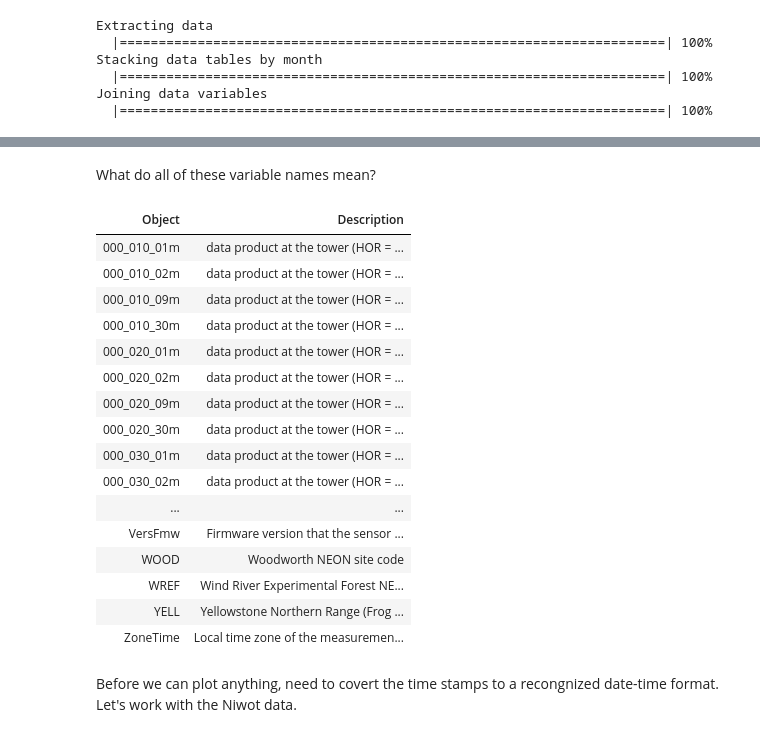
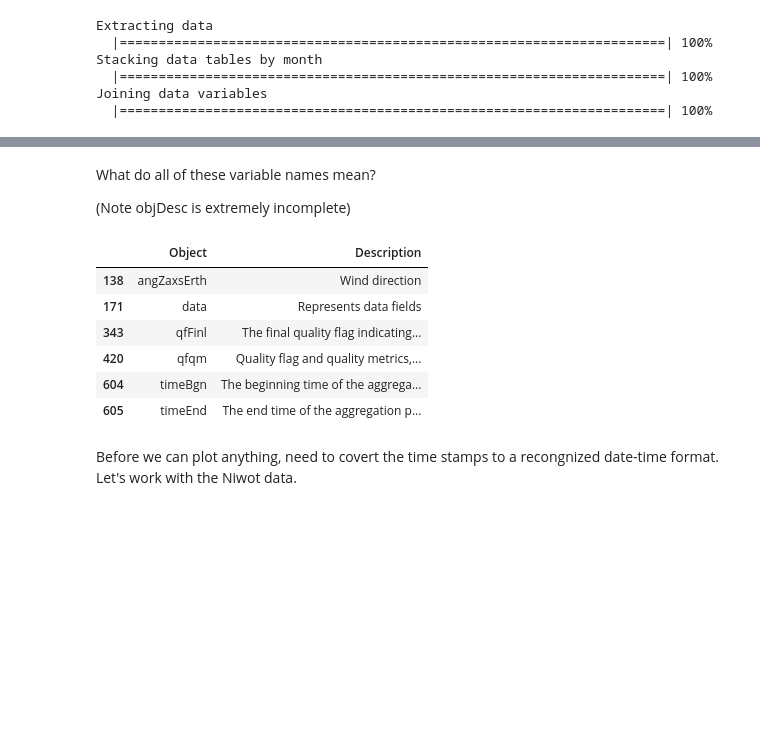
Before and after one commit to cklunch/sandbox, a Jupyter notebook: EC_HDF/EC_data_explore.ipynb, the cells around one changed output, grey strips where cells are left out. Drawn from its saved outputs; the diff is of its cells as text; code cells hidden in the pictures; blank space fills up the shorter version.

```diff
--- a/EC_HDF/EC_data_explore.ipynb
+++ b/EC_HDF/EC_data_explore.ipynb
@@ -41,26 +41,19 @@ head(flux$NIWO)
 | 2018-06-01T02:30:00.000Z | 2018-06-01T02:59:59.000Z | 0.8807022 | 0.07078007 | 0.8099221 | 4.398761 | ... |
 # %% [markdown]
 What do all of these variable names mean?
+
+(Note objDesc is extremely incomplete)
-# %%
-flux$variables
-# %% [output]
-| Object | Description |
-| 000_010_01m | data product at the tower (HOR = ... |
-| 000_010_02m | data product at the tower (HOR = ... |
-| 000_010_09m | data product at the tower (HOR = ... |
-| 000_010_30m | data product at the tower (HOR = ... |
-| 000_020_01m | data product at the tower (HOR = ... |
-| 000_020_02m | data product at the tower (HOR = ... |
-| 000_020_09m | data product at the tower (HOR = ... |
-| 000_020_30m | data product at the tower (HOR = ... |
-| 000_030_01m | data product at the tower (HOR = ... |
-| 000_030_02m | data product at the tower (HOR = ... |
-| ... | ... |
-| VersFmw | Firmware version that the sensor ... |
-| WOOD | Woodworth NEON site code |
-| WREF | Wind River Experimental Forest NE... |
-| YELL | Yellowstone Northern Range (Frog ... |
-| ZoneTime | Local time zone of the measuremen... |
+# %%
+vars <- unique(unlist(strsplit(names(flux$NIWO), split=".", fixed=T)))
+flux$variables[which(flux$variables$Object %in% vars),]
+# %% [output]
+|  | Object | Description |
+| 138 | angZaxsErth | Wind direction |
+| 171 | data | Represents data fields |
+| 343 | qfFinl | The final quality flag indicating... |
+| 420 | qfqm | Quality flag and quality metrics,... |
+| 604 | timeBgn | The beginning time of the aggrega... |
+| 605 | timeEnd | The end time of the aggregation p... |
 # %% [markdown]
 Before we can plot anything, need to covert the time stamps to a recongnized date-time format. Let's work with the Niwot data.
 # %%
```
